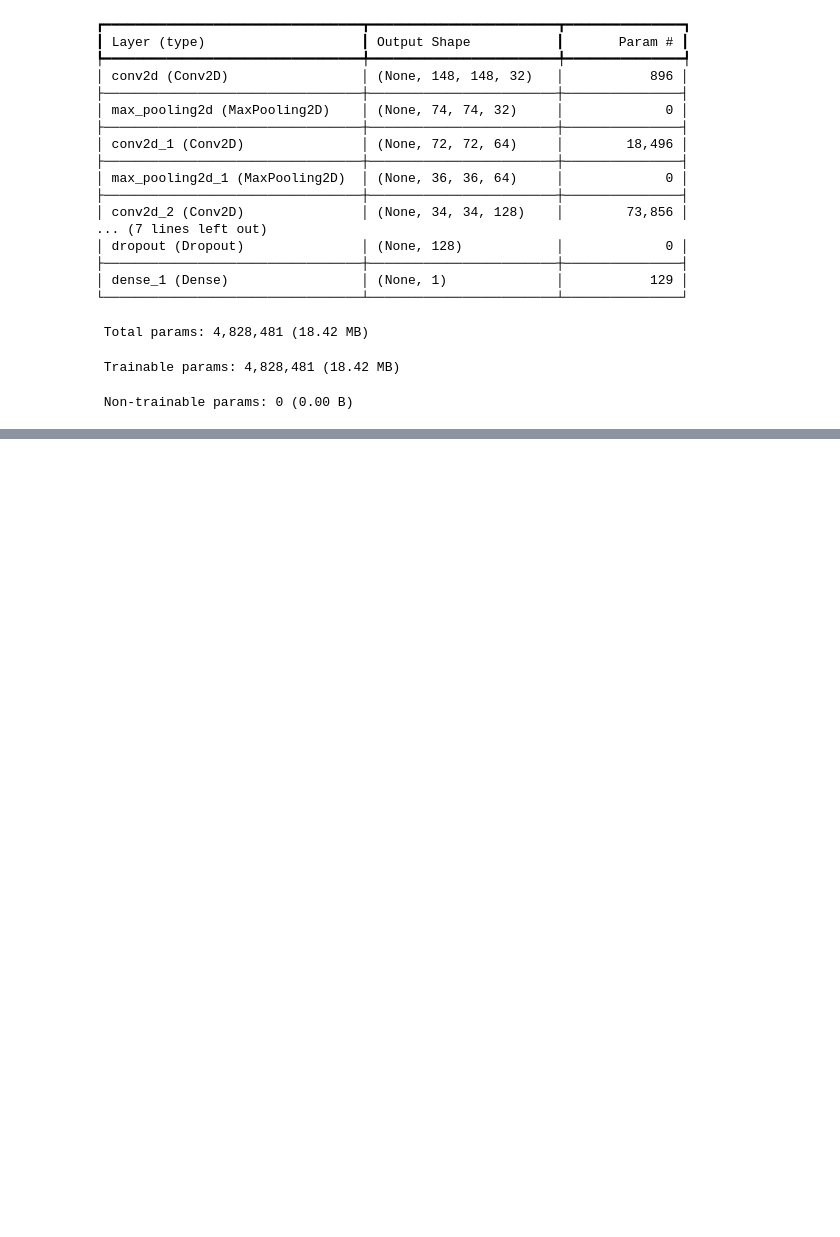
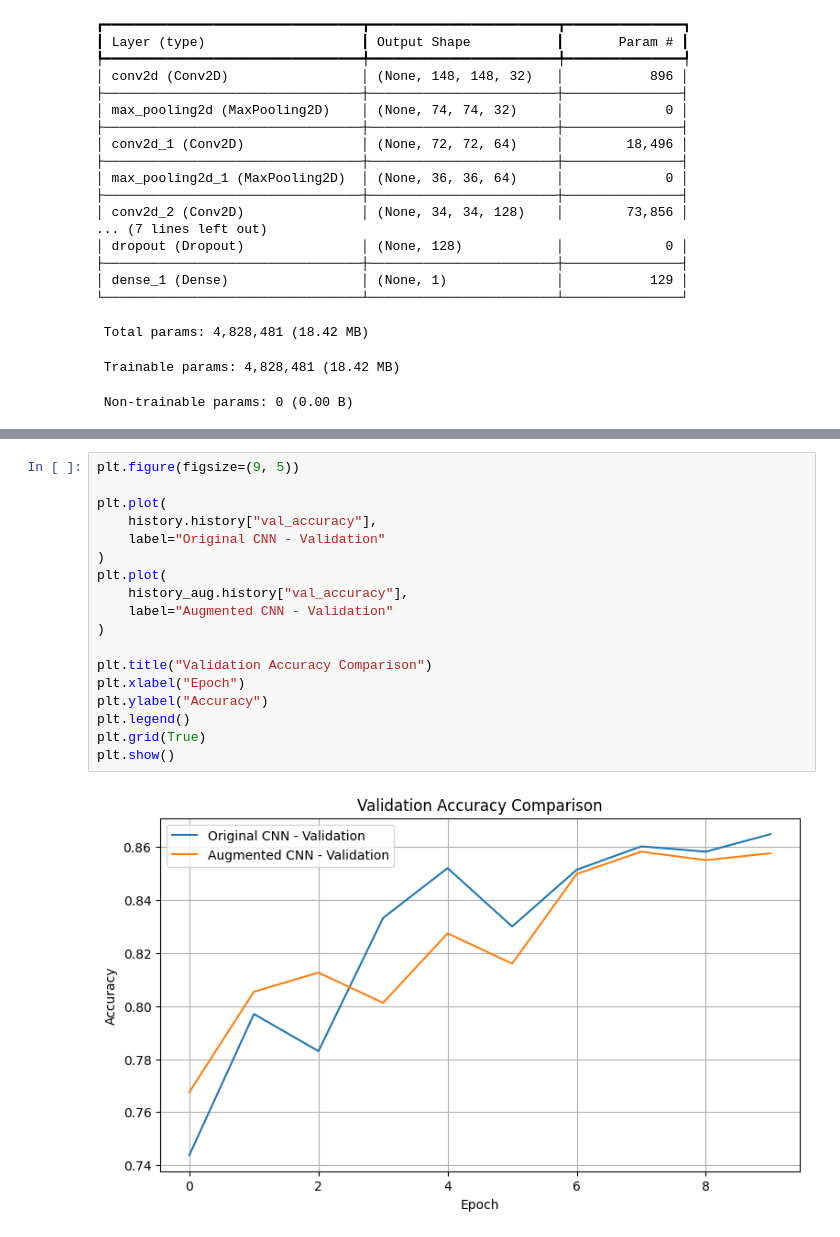
Before and after one commit to ali-liyakat/100_days_Deep_Learning, a Jupyter notebook: 06_CNN/07_Dog_vs_Cat.ipynb, the cells around one changed output, grey strips where cells are left out. Drawn from its saved outputs; the diff is of its cells as text; blank space fills up the shorter version.

```diff
--- a/06_CNN/07_Dog_vs_Cat.ipynb
+++ b/06_CNN/07_Dog_vs_Cat.ipynb
@@ -306,0 +481,20 @@ Dog probability: 0.0000
+# %%
+plt.figure(figsize=(9, 5))
+
+plt.plot(
+    history.history["val_accuracy"],
+    label="Original CNN - Validation"
+)
+plt.plot(
+    history_aug.history["val_accuracy"],
+    label="Augmented CNN - Validation"
+)
+
+plt.title("Validation Accuracy Comparison")
+plt.xlabel("Epoch")
+plt.ylabel("Accuracy")
+plt.legend()
+plt.grid(True)
+plt.show()
+# %% [output]
+[figure, added]
```
Also changed, not shown: parts of 23 cells of this notebook.
